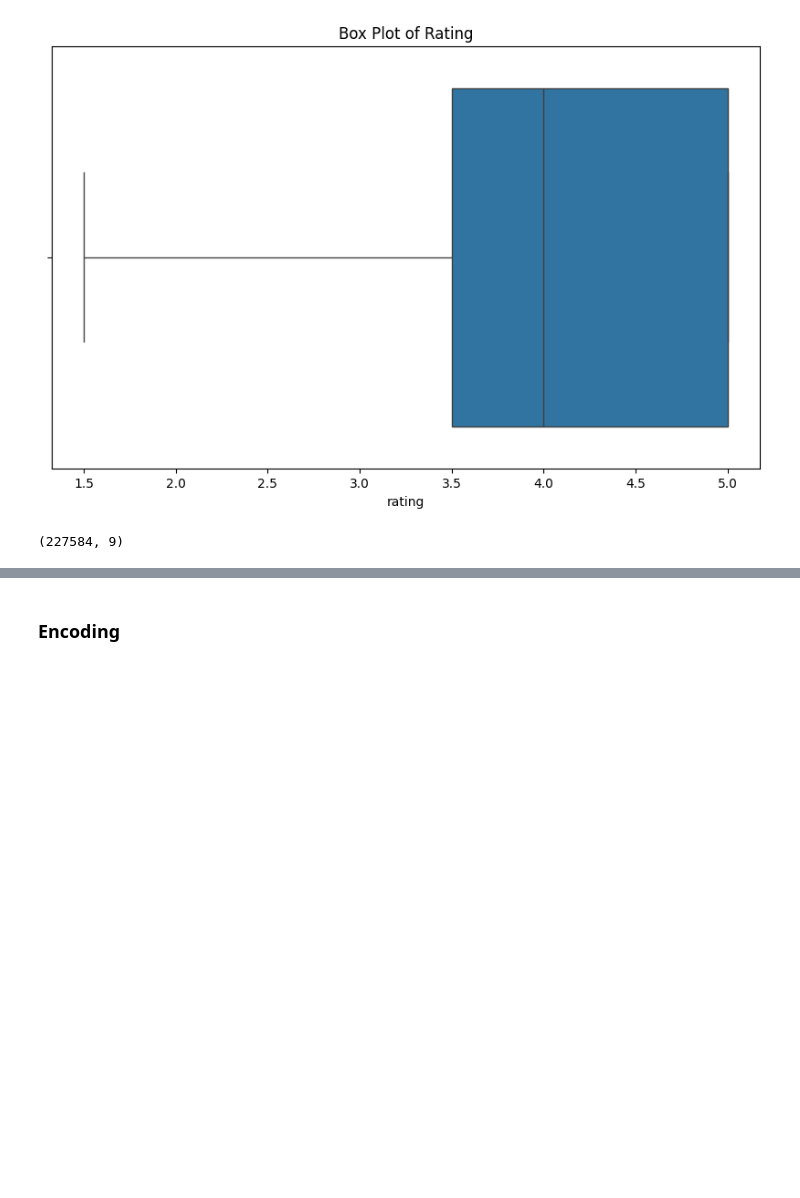
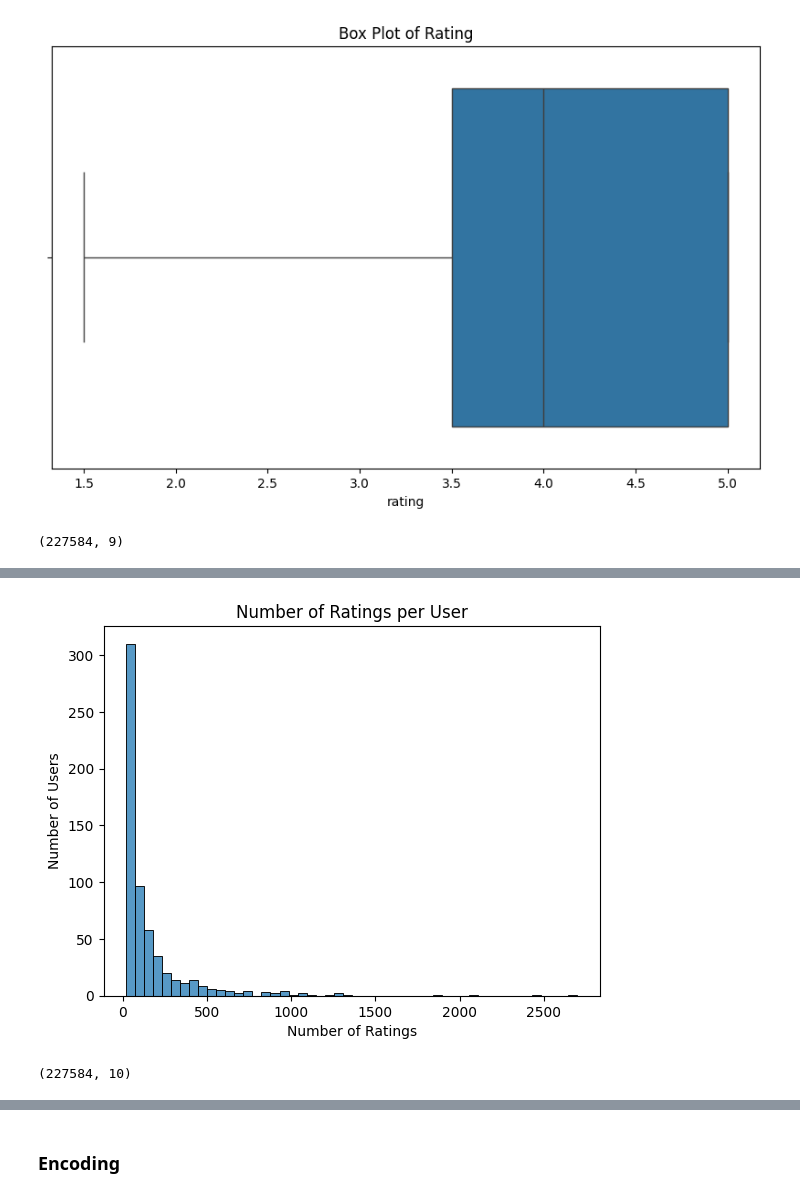
Before and after one commit to MWN-cloud/Phase_4_repository, a Jupyter notebook: MovieLens_Recommendation_system.ipynb, the cells around one changed output, grey strips where cells are left out. Cells and saved outputs as stored; diff of their text form; code cells hidden in the pictures; blank space fills up the shorter version.

```diff
--- a/MovieLens_Recommendation_system.ipynb
+++ b/MovieLens_Recommendation_system.ipynb
@@ -520,0 +345,24 @@ dtype: int64
+# %%
+user_rating_counts = ratings['userId'].value_counts()
+
+sns.histplot(user_rating_counts, bins=50, kde=False)
+plt.title("Number of Ratings per User")
+plt.xlabel("Number of Ratings")
+plt.ylabel("Number of Users")
+plt.show()
+# %% [output]
+[figure, added]
+# %%
+# Count number of ratings per user
+user_rating_counts = df_merge_cleaned['userId_rating'].value_counts()
+
+# Keep only users with at least 1 rating (i.e., user_rating_counts > 0 is always true, but it's okay for clarity)
+active_users = user_rating_counts[user_rating_counts > 0].index
+
+# Filter merged dataset to include only those active users
+ratings_filtered = df_merge_cleaned[df_merge_cleaned['userId_rating'].isin(active_users)]
+
+# Check shape or head
+print(ratings_filtered.shape)
+# %% [output]
+(227584, 10)
```
Also changed, not shown: parts of 153 cells of this notebook.
